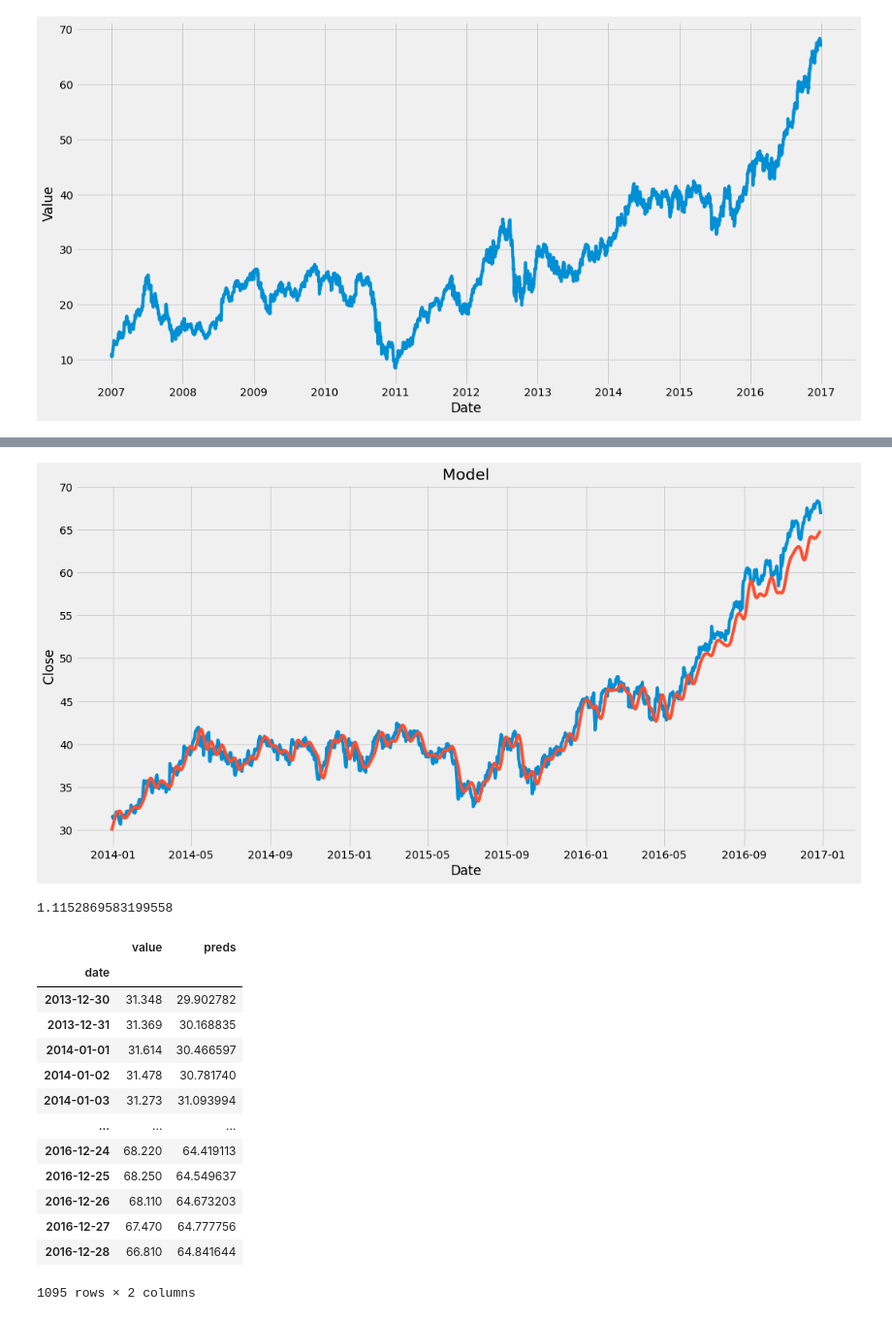
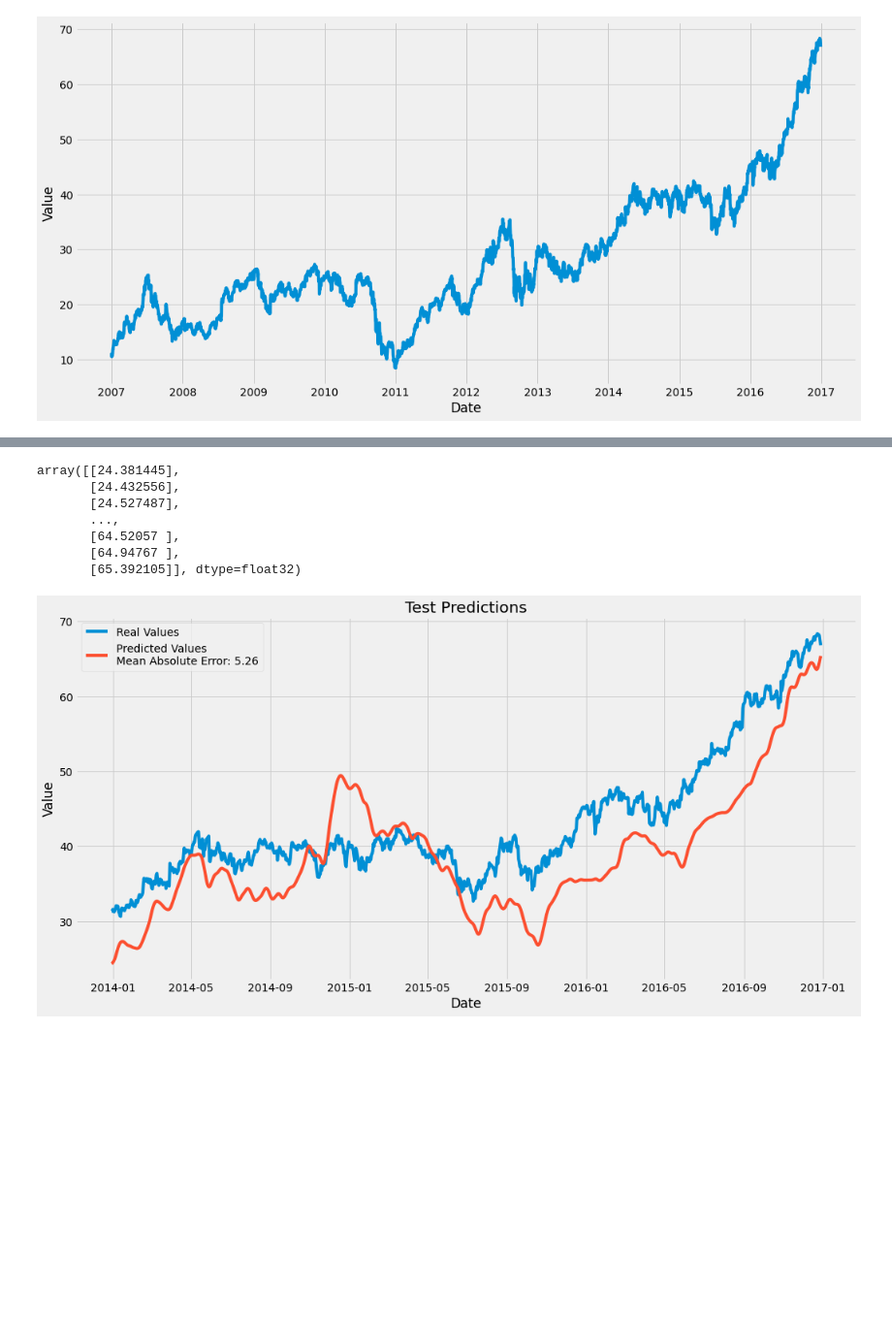
Before and after one commit to Kosmai/LSH_kNN_Clustering, a Jupyter notebook: Time_Series_Analysis/forecast.ipynb, the cells around one changed output, grey strips where cells are left out. Shown at 97% size. Saved outputs shown, nothing was run; the diff lists cells and outputs as text; code cells hidden in the pictures; blank space fills up the shorter version.

```diff
--- a/Time_Series_Analysis/forecast.ipynb
+++ b/Time_Series_Analysis/forecast.ipynb
@@ -49,8 +52,0 @@ scaled_ts = scaler.fit_transform(ts)
-# %%
-lookback = 60
-
-training_ratio = 0.7
-training_size = int(training_ratio * scaled_ts.shape[0])
-
-train_ts = scaled_ts[:training_size]
-test_ts = scaled_ts[training_size-lookback:]
@@ -85,6 +128,6 @@ model.add(Dense(1))
 # %%
 model.compile(optimizer = 'Adam', loss = 'mean_squared_error')
 # %%
-model.fit(x_train, y_train, batch_size=8, epochs=5)
+model.fit(x_train, y_train, batch_size=50, epochs=5)
 # %% [output]
 Epoch 1/5
@@ -122,38 +144,43 @@ array([[29.902782],
+# %%
+scaled_test_ts = scaler.transform(test_ts)
+x_test = create_test_set(scaled_ts, 0.7, 60)
+
+
+predictions = model.predict(x_test)
+predictions = scaler.inverse_transform(predictions)
+predictions
+# %% [output]
+array([[24.381445],
+       [24.432556],
+       [24.527487],
+       ...,
+       [64.52057 ],
+       [64.94767 ],
+       [65.392105]], dtype=float32)
 # %%
-train_ts = ts[:training_size].copy()
-test_ts = ts[training_size:].copy()
-test_ts['preds'] = predictions
+def plot_test_predictions(ts, training_ratio, predictions):
+  training_size = int(ts.shape[0] * training_ratio)
 
-plt.figure(figsize=(16, 8))
-plt.title('Model')
-plt.xlabel('Date')
-plt.ylabel('Close')
+  train_ts = ts[:training_size].copy()
+  test_ts = ts[training_size:].copy()
+  test_ts['preds'] = predictions
 
-plt.plot(test_ts['value'])
-plt.plot(test_ts['preds'])
-plt.plot()
-plt.show()
+  plt.figure(figsize=(16, 8))
+  plt.title('Test Predictions')
+  plt.xlabel('Date')
+  plt.ylabel('Value')
+
+  plt.plot(test_ts['value'])
+  plt.plot(test_ts['preds'])
+
+  mae = mean_absolute_error(test_ts['value'], test_ts['preds'])
+
+  plt.legend(['Real Values', 'Predicted Values\n' + 'Mean Absolute Error: ' + str(round(mae,2))])
+
+  plt.plot()
+  plt.show()
 
 
-
-mae = mean_absolute_error(test_ts['value'], test_ts['preds'])
-
-print(mae)
-test_ts
+plot_test_predictions(test_ts, 0.7, predictions)
 # %% [output]
-[figure, old version]
+[figure, new version]
-1.1152869583199558
-|  | value | preds |
-| date |  |  |
-| 2013-12-30 | 31.348 | 29.902782 |
-| 2013-12-31 | 31.369 | 30.168835 |
-| 2014-01-01 | 31.614 | 30.466597 |
-| 2014-01-02 | 31.478 | 30.781740 |
-| 2014-01-03 | 31.273 | 31.093994 |
-| ... | ... | ... |
-| 2016-12-24 | 68.220 | 64.419113 |
-| 2016-12-25 | 68.250 | 64.549637 |
-| 2016-12-26 | 68.110 | 64.673203 |
-| 2016-12-27 | 67.470 | 64.777756 |
-| 2016-12-28 | 66.810 | 64.841644 |
-1095 rows × 2 columns
```
Also changed, not shown: parts of 7 cells of this notebook.
